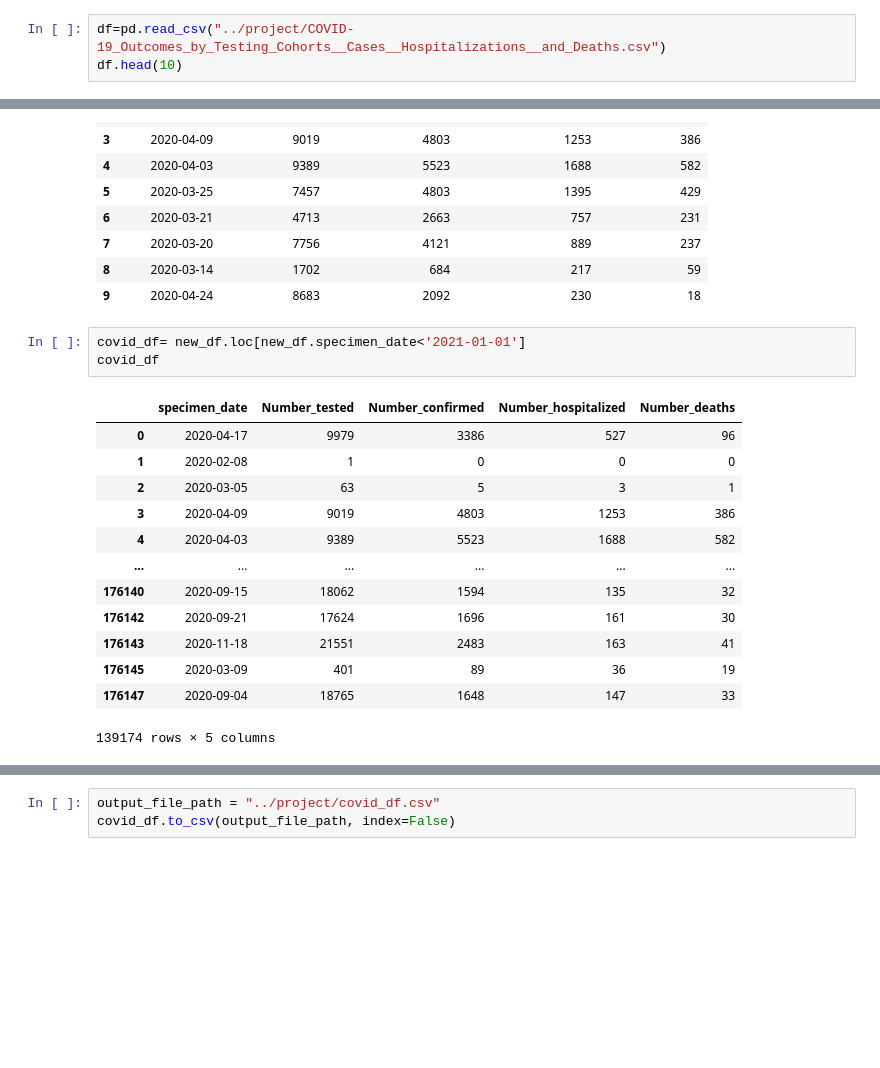
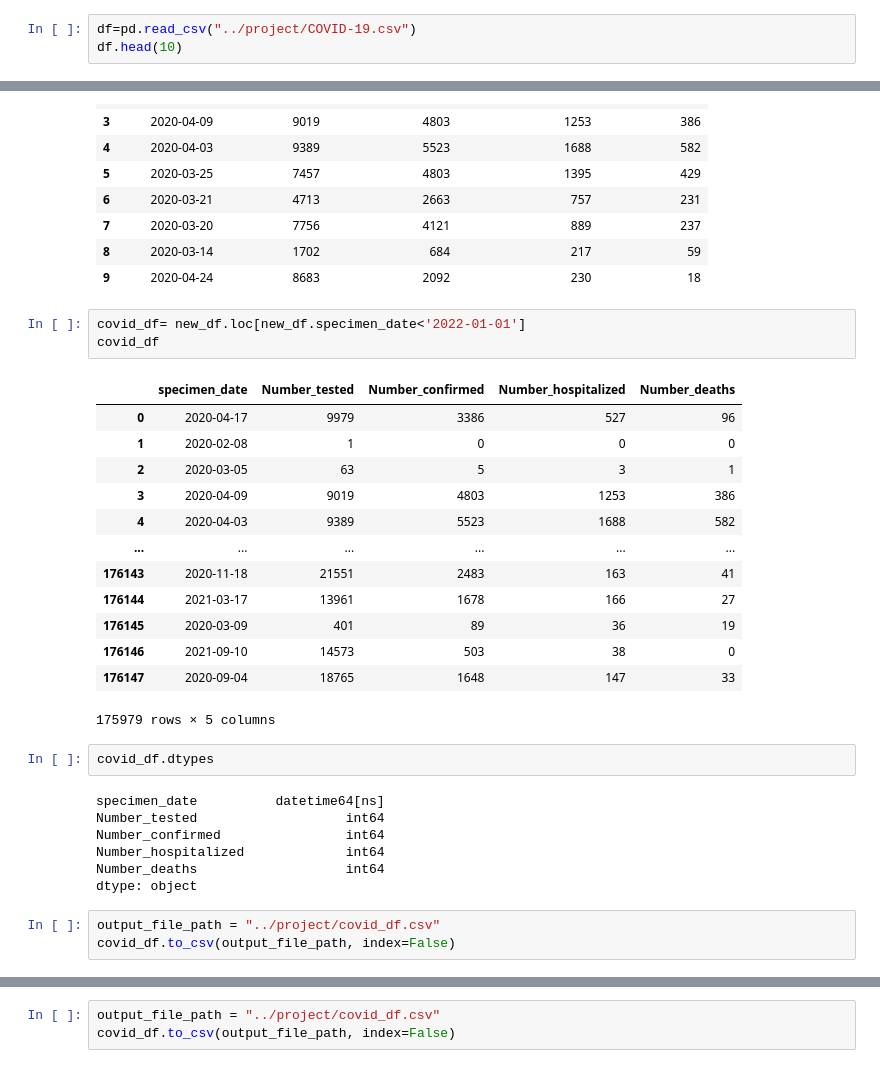
Before and after one commit to ritawang917/Covid-19-Group-Project, a Jupyter notebook: new_covid_19.ipynb, the cells around one changed output, grey strips where cells are left out. Cells and saved outputs as stored; diff of their text form; blank space fills up the shorter version.

```diff
--- a/new_covid_19.ipynb
+++ b/new_covid_19.ipynb
@@ -9,7 +9,7 @@ import matplotlib.pyplot as plt
 from collections import Counter
 from sklearn.linear_model import LinearRegression
 # %%
-df=pd.read_csv("../project/COVID-19_Outcomes_by_Testing_Cohorts__Cases__Hospitalizations__and_Deaths.csv")
+df=pd.read_csv("../project/COVID-19.csv")
 df.head(10)
 # %% [output]
 |  | extract_date | specimen_date | Number_tested | Number_confirmed | Number_hospitalized | Number_deaths |
@@ -106,19 +96,31 @@ new_df.head(10)
 | 8 | 2020-03-14 | 1702 | 684 | 217 | 59 |
 | 9 | 2020-04-24 | 8683 | 2092 | 230 | 18 |
 # %%
-covid_df= new_df.loc[new_df.specimen_date<'2021-01-01']
+covid_df= new_df.loc[new_df.specimen_date<'2022-01-01']
 covid_df
 # %% [output]
 |  | specimen_date | Number_tested | Number_confirmed | Number_hospitalized | Number_deaths |
 | 0 | 2020-04-17 | 9979 | 3386 | 527 | 96 |
 | 1 | 2020-02-08 | 1 | 0 | 0 | 0 |
 | 2 | 2020-03-05 | 63 | 5 | 3 | 1 |
 | 3 | 2020-04-09 | 9019 | 4803 | 1253 | 386 |
 | 4 | 2020-04-03 | 9389 | 5523 | 1688 | 582 |
 | ... | ... | ... | ... | ... | ... |
-| 176140 | 2020-09-15 | 18062 | 1594 | 135 | 32 |
-| 176142 | 2020-09-21 | 17624 | 1696 | 161 | 30 |
 | 176143 | 2020-11-18 | 21551 | 2483 | 163 | 41 |
+| 176144 | 2021-03-17 | 13961 | 1678 | 166 | 27 |
 | 176145 | 2020-03-09 | 401 | 89 | 36 | 19 |
+| 176146 | 2021-09-10 | 14573 | 503 | 38 | 0 |
 | 176147 | 2020-09-04 | 18765 | 1648 | 147 | 33 |
-139174 rows × 5 columns
+175979 rows × 5 columns
+# %%
+covid_df.dtypes
+# %% [output]
+specimen_date          datetime64[ns]
+Number_tested                   int64
+Number_confirmed                int64
+Number_hospitalized             int64
+Number_deaths                   int64
+dtype: object
+# %%
+output_file_path = "../project/covid_df.csv"
+covid_df.to_csv(output_file_path, index=False)
```
Also changed, not shown: parts of 24 cells of this notebook.
